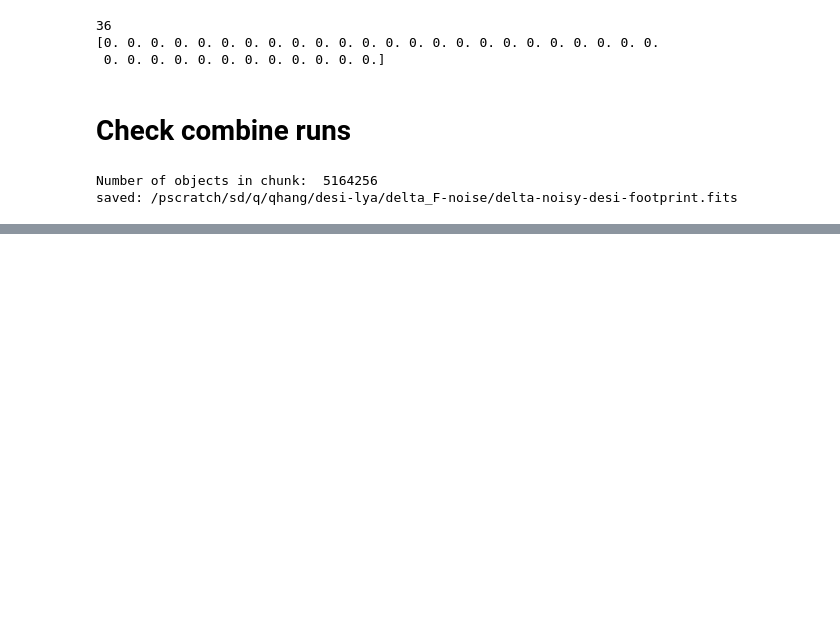
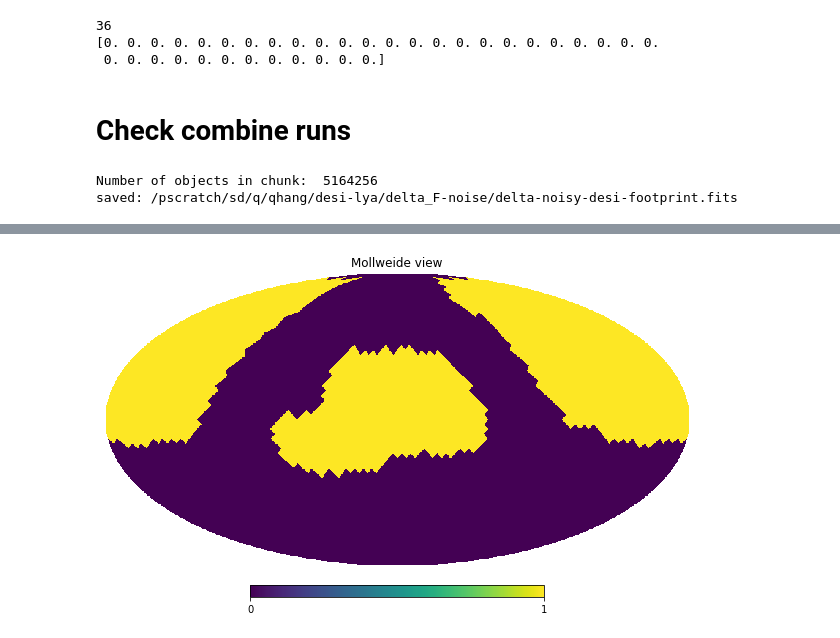
Before and after one commit to hangqianjun/lya_forest_clustering_z, a Jupyter notebook: notebooks/looking_at_noisy_lya.ipynb, the cells around one changed output, grey strips where cells are left out. Cells and saved outputs as stored; diff of their text form; code cells hidden in the pictures; blank space fills up the shorter version.

```diff
--- a/notebooks/looking_at_noisy_lya.ipynb
+++ b/notebooks/looking_at_noisy_lya.ipynb
@@ -9,9 +9,8 @@ import matplotlib.colors as colors
 # %% [markdown]
 # Check one file
 # %%
-root = "/global/cfs/cdirs/desicollab/users/lauracdp/photo-z_box/uncontaminated_mocks/mock_analysis/qq_desi_y3/skewers_desi_footprint.5/analysis-0/jura-0/baseline/"
-
-root += "deltas_lya/Delta/"
+root = "/global/cfs/cdirs/desicollab/users/lauracdp/photo-z_box/lya_mocks/mock_analysis/qq_desi_y5/skewers_desi_footprint.5/analysis-0/jura-0/"
+root += "true_cont/deltas_lya/Delta/"
 # %%
 example_file = root + "delta-1375.fits.gz"
 hdu=fits.open(example_file)
@@ -181,0 +218,11 @@ saved: /pscratch/sd/q/qhang/desi-lya/delta_F-noise/delta-noisy-desi-footprint.fi
+# %%
+fname_pix = []
+for i in range(len(fname_list)):
+    fname_pix.append(int(fname_list[i][161:-8]))
+fname_pix = np.array(fname_pix)
+# %%
+fname_mask = np.zeros(12*16**2)
+fname_mask[fname_pix]=1
+hp.mollview(fname_mask)
+# %% [output]
+[figure, added]
```
Also changed, not shown: parts of 15 cells of this notebook, 17 other files.
